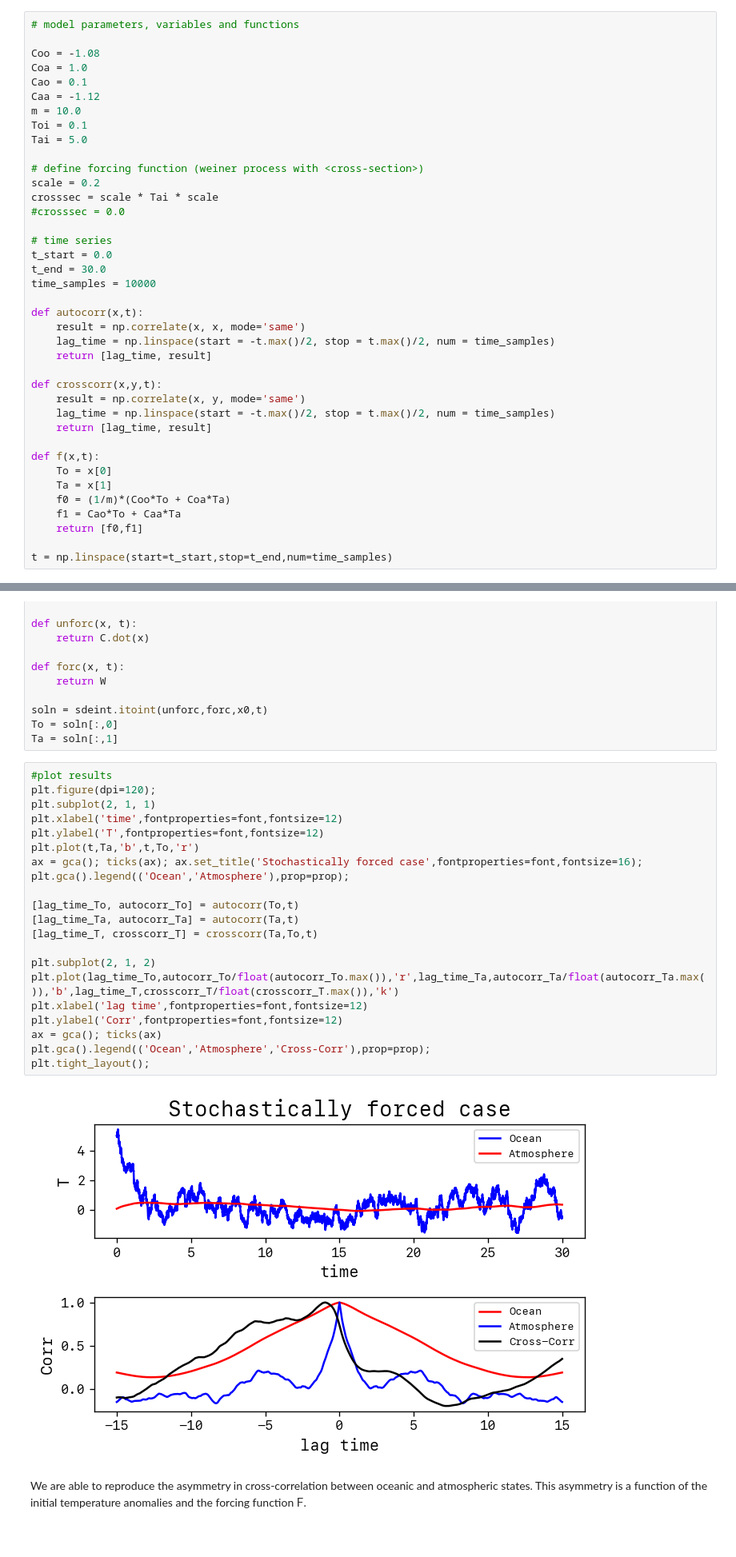
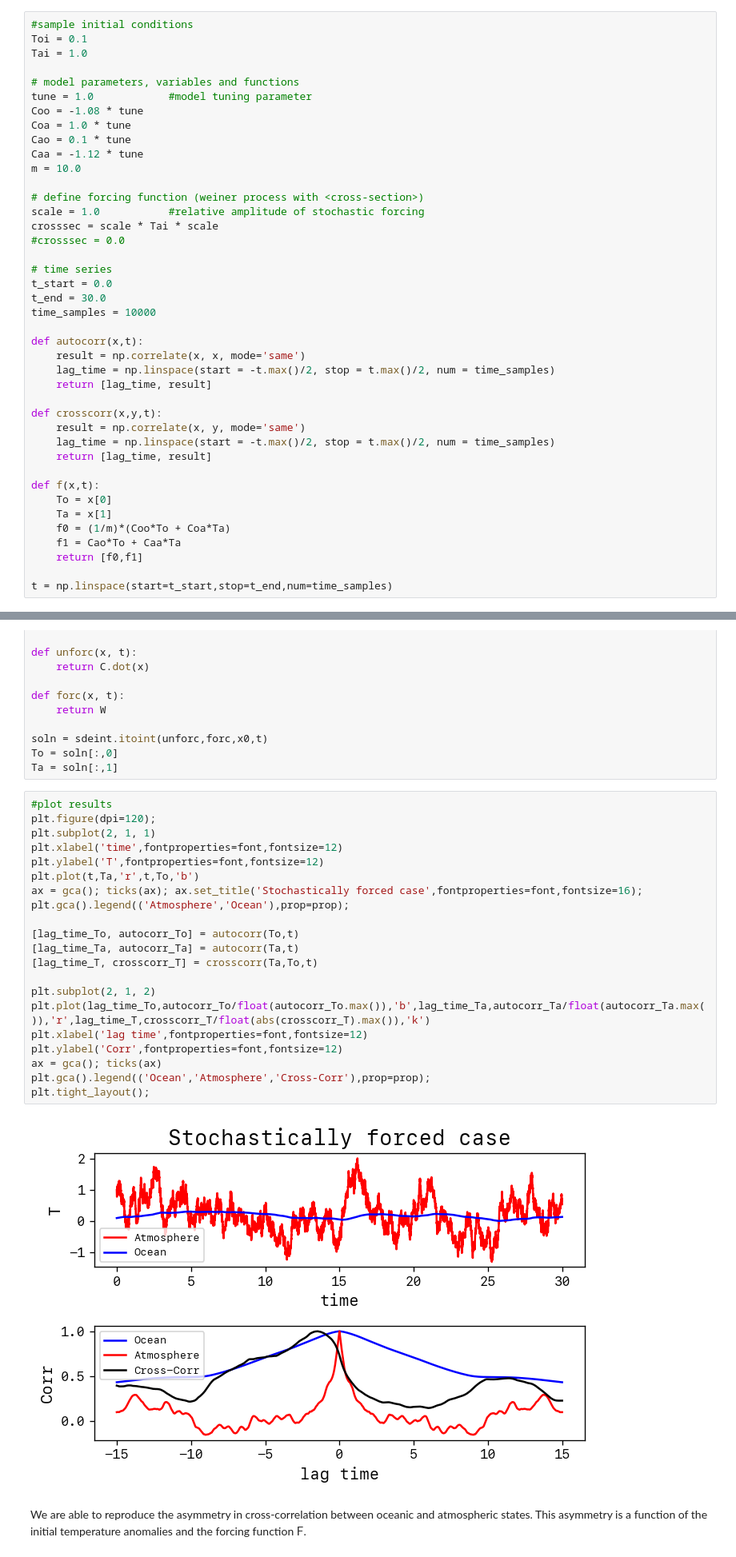
Before and after one commit to avneet-singh-uib/SCDA_v0.1, a Jupyter notebook: ToyModel_1/ToyModelCorr.ipynb, the cells around one changed output, grey strips where cells are left out. Shown: that part at 80% size. Drawn from its saved outputs; the diff is of its cells as text.

```diff
--- a/ToyModel_1/ToyModelCorr.ipynb
+++ b/ToyModel_1/ToyModelCorr.ipynb
@@ -62,18 +62,20 @@ def ticks(ax):
     for label in ax.get_yticklabels():
         label.set_fontproperties(font)
 # %%
+#sample initial conditions
+Toi = 0.1
+Tai = 1.0
+
 # model parameters, variables and functions
-
-Coo = -1.08
-Coa = 1.0
-Cao = 0.1
-Caa = -1.12
+tune = 1.0            #model tuning parameter
+Coo = -1.08 * tune
+Coa = 1.0 * tune
+Cao = 0.1 * tune
+Caa = -1.12 * tune
 m = 10.0
-Toi = 0.1
-Tai = 5.0
 
 # define forcing function (weiner process with <cross-section>)
-scale = 0.2
+scale = 1.0           #relative amplitude of stochastic forcing
 crosssec = scale * Tai * scale
 #crosssec = 0.0
 
@@ -153,25 +155,25 @@ Ta = soln[:,1]
 # %%
 #plot results
 plt.figure(dpi=120);
 plt.subplot(2, 1, 1)
 plt.xlabel('time',fontproperties=font,fontsize=12)
 plt.ylabel('T',fontproperties=font,fontsize=12)
-plt.plot(t,Ta,'b',t,To,'r')
+plt.plot(t,Ta,'r',t,To,'b')
 ax = gca(); ticks(ax); ax.set_title('Stochastically forced case',fontproperties=font,fontsize=16);
-plt.gca().legend(('Ocean','Atmosphere'),prop=prop);
+plt.gca().legend(('Atmosphere','Ocean'),prop=prop);
 
 [lag_time_To, autocorr_To] = autocorr(To,t)
 [lag_time_Ta, autocorr_Ta] = autocorr(Ta,t)
 [lag_time_T, crosscorr_T] = crosscorr(Ta,To,t)
 
 plt.subplot(2, 1, 2)
-plt.plot(lag_time_To,autocorr_To/float(autocorr_To.max()),'r',lag_time_Ta,autocorr_Ta/float(autocorr_Ta.max()),'b',lag_time_T,crosscorr_T/float(crosscorr_T.max()),'k')
+plt.plot(lag_time_To,autocorr_To/float(autocorr_To.max()),'b',lag_time_Ta,autocorr_Ta/float(autocorr_Ta.max()),'r',lag_time_T,crosscorr_T/float(abs(crosscorr_T).max()),'k')
 plt.xlabel('lag time',fontproperties=font,fontsize=12)
 plt.ylabel('Corr',fontproperties=font,fontsize=12)
 ax = gca(); ticks(ax)
 plt.gca().legend(('Ocean','Atmosphere','Cross-Corr'),prop=prop);
 plt.tight_layout();
 # %% [output]
-[figure, old version]
+[figure, new version]
 # %% [markdown]
 We are able to reproduce the asymmetry in cross-correlation between oceanic and atmospheric states. This asymmetry is a function of the initial temperature anomalies and the forcing function $\mathsf{F}$.
```
Also changed, not shown: parts of 5 cells of this notebook.
